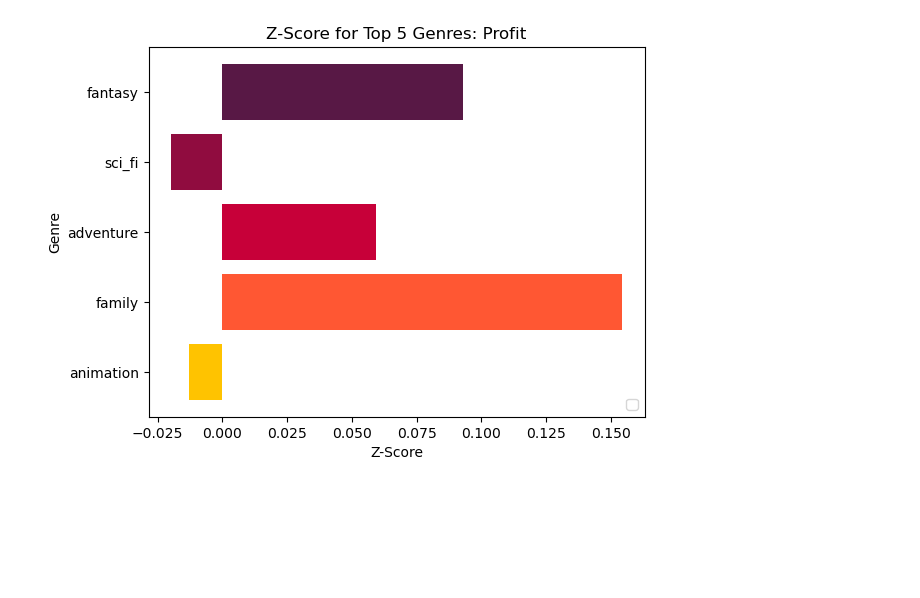
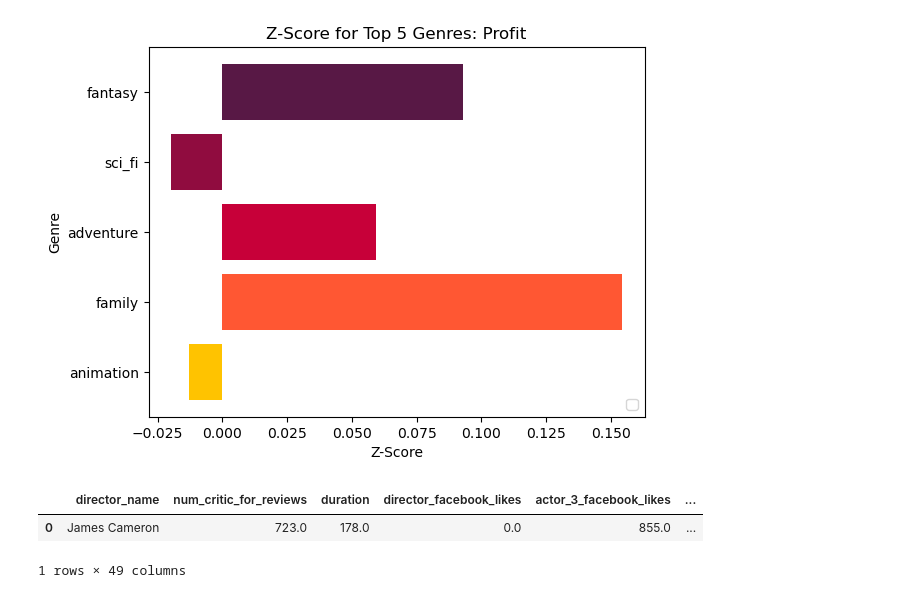
Before and after one commit to diegoschum/Zzzz, a Jupyter notebook: diego_genres.ipynb, the cells around one changed output. Drawn from its saved outputs; the diff is of its cells as text; code cells hidden in the pictures; blank space fills up the shorter version.

```diff
--- a/diego_genres.ipynb
+++ b/diego_genres.ipynb
@@ -125,3 +130,9 @@ plt.show()
 # %% [output]
 No artists with labels found to put in legend.  Note that artists whose label start with an underscore are ignored when legend() is called with no argument.
 [figure]
+# %%
+df.head(1)
+# %% [output]
+|  | director_name | num_critic_for_reviews | duration | director_facebook_likes | actor_3_facebook_likes | ... |
+| 0 | James Cameron | 723.0 | 178.0 | 0.0 | 855.0 | ... |
+1 rows × 49 columns
```
Also changed, not shown: parts of 13 cells of this notebook.
